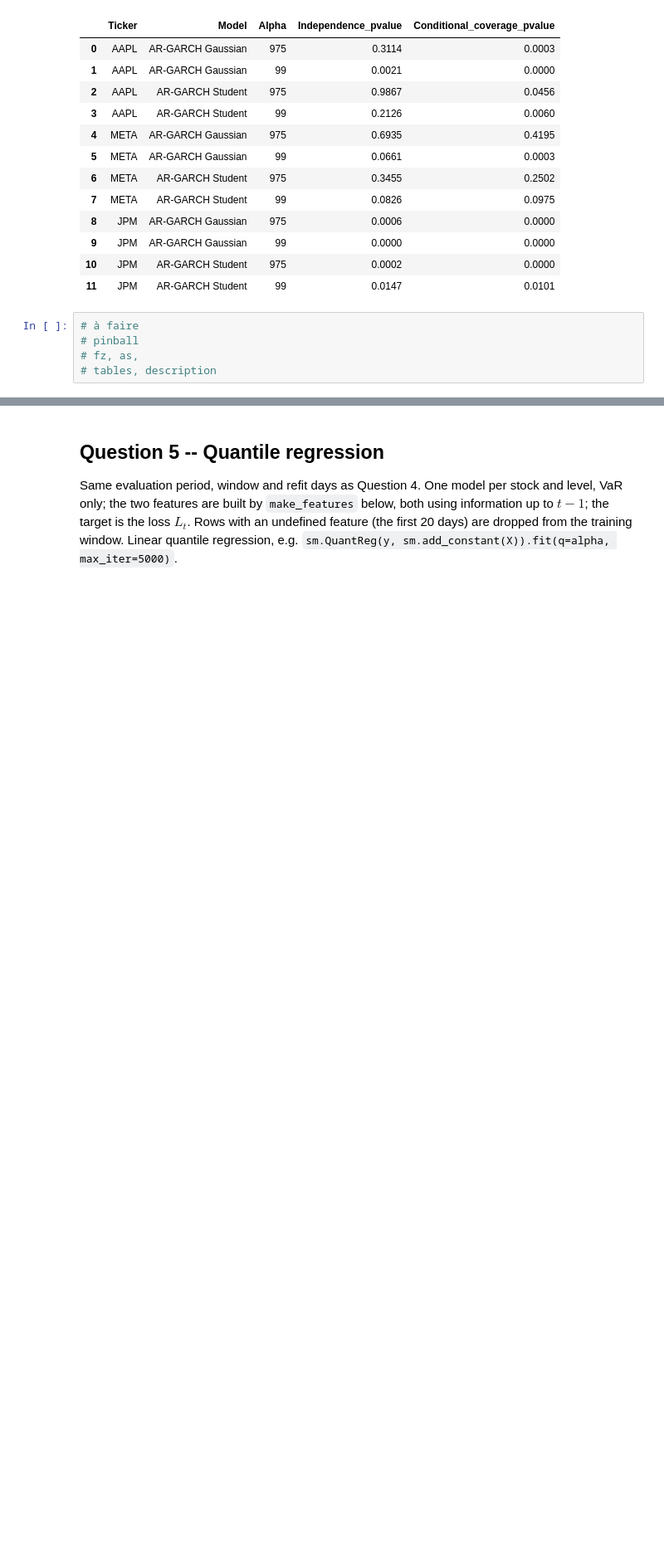
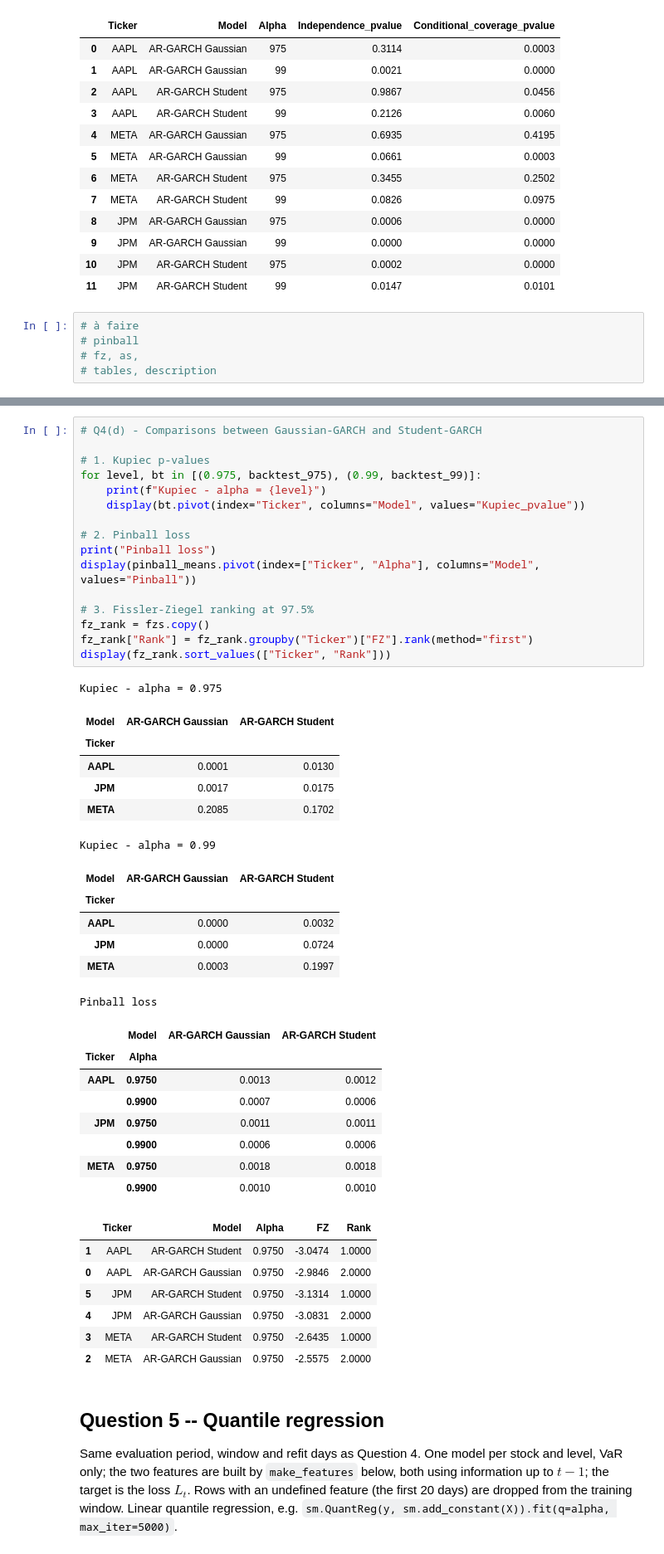
Before and after one commit to gpadidee/Project-QRM, a Jupyter notebook: B_4_tobefinished.ipynb, the cells around one changed output, grey strips where cells are left out. Shown at 83% size. Drawn from its saved outputs; the diff is of its cells as text; blank space fills up the shorter version.

```diff
--- a/B_4_tobefinished.ipynb
+++ b/B_4_tobefinished.ipynb
@@ -858,3 +1005,48 @@ display(transitions)
+# %%
+# Q4(d) - Comparisons between Gaussian-GARCH and Student-GARCH
+
+# 1. Kupiec p-values
+for level, bt in [(0.975, backtest_975), (0.99, backtest_99)]:
+    print(f"Kupiec - alpha = {level}")
+    display(bt.pivot(index="Ticker", columns="Model", values="Kupiec_pvalue"))
+
+# 2. Pinball loss
+print("Pinball loss")
+display(pinball_means.pivot(index=["Ticker", "Alpha"], columns="Model", values="Pinball"))
+
+# 3. Fissler-Ziegel ranking at 97.5%
+fz_rank = fzs.copy()
+fz_rank["Rank"] = fz_rank.groupby("Ticker")["FZ"].rank(method="first")
+display(fz_rank.sort_values(["Ticker", "Rank"]))
+# %% [output]
+Kupiec - alpha = 0.975
+| Model | AR-GARCH Gaussian | AR-GARCH Student |
+| Ticker |  |  |
+| AAPL | 0.0001 | 0.0130 |
+| JPM | 0.0017 | 0.0175 |
+| META | 0.2085 | 0.1702 |
+Kupiec - alpha = 0.99
+| Model | AR-GARCH Gaussian | AR-GARCH Student |
+| Ticker |  |  |
+| AAPL | 0.0000 | 0.0032 |
+| JPM | 0.0000 | 0.0724 |
+| META | 0.0003 | 0.1997 |
+Pinball loss
+|  | Model | AR-GARCH Gaussian | AR-GARCH Student |
+| Ticker | Alpha |  |  |
+| AAPL | 0.9750 | 0.0013 | 0.0012 |
+|  | 0.9900 | 0.0007 | 0.0006 |
+| JPM | 0.9750 | 0.0011 | 0.0011 |
+|  | 0.9900 | 0.0006 | 0.0006 |
+| META | 0.9750 | 0.0018 | 0.0018 |
+|  | 0.9900 | 0.0010 | 0.0010 |
+|  | Ticker | Model | Alpha | FZ | Rank |
+| 1 | AAPL | AR-GARCH Student | 0.9750 | -3.0474 | 1.0000 |
+| 0 | AAPL | AR-GARCH Gaussian | 0.9750 | -2.9846 | 2.0000 |
+| 5 | JPM | AR-GARCH Student | 0.9750 | -3.1314 | 1.0000 |
+| 4 | JPM | AR-GARCH Gaussian | 0.9750 | -3.0831 | 2.0000 |
+| 3 | META | AR-GARCH Student | 0.9750 | -2.6435 | 1.0000 |
+| 2 | META | AR-GARCH Gaussian | 0.9750 | -2.5575 | 2.0000 |
 # %% [markdown]
 ## Question 5 -- Quantile regression
 
```
Also changed, not shown: parts of 4 cells of this notebook.
